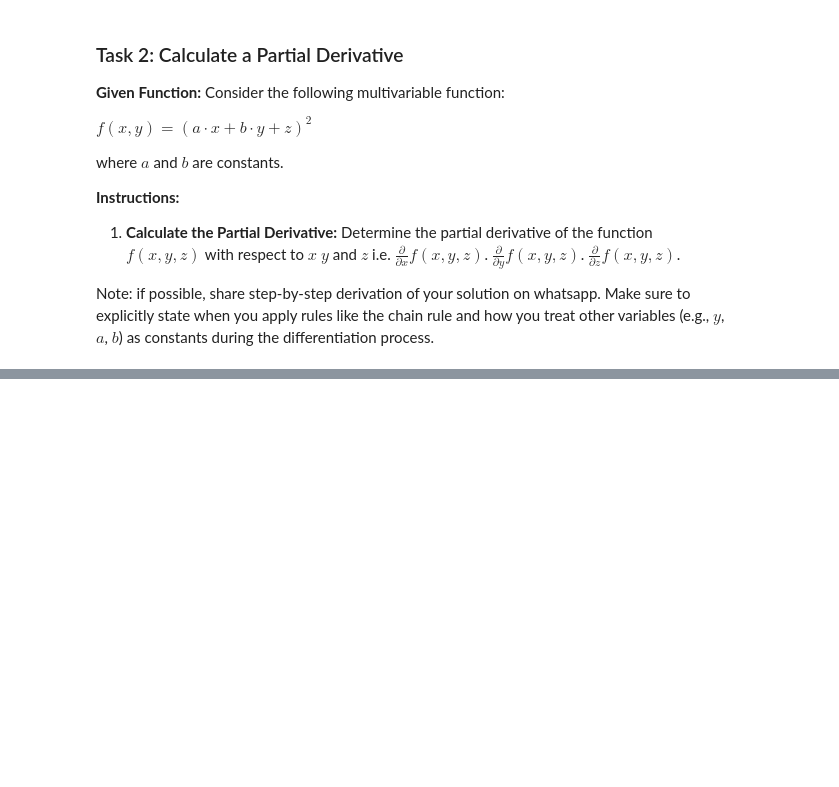
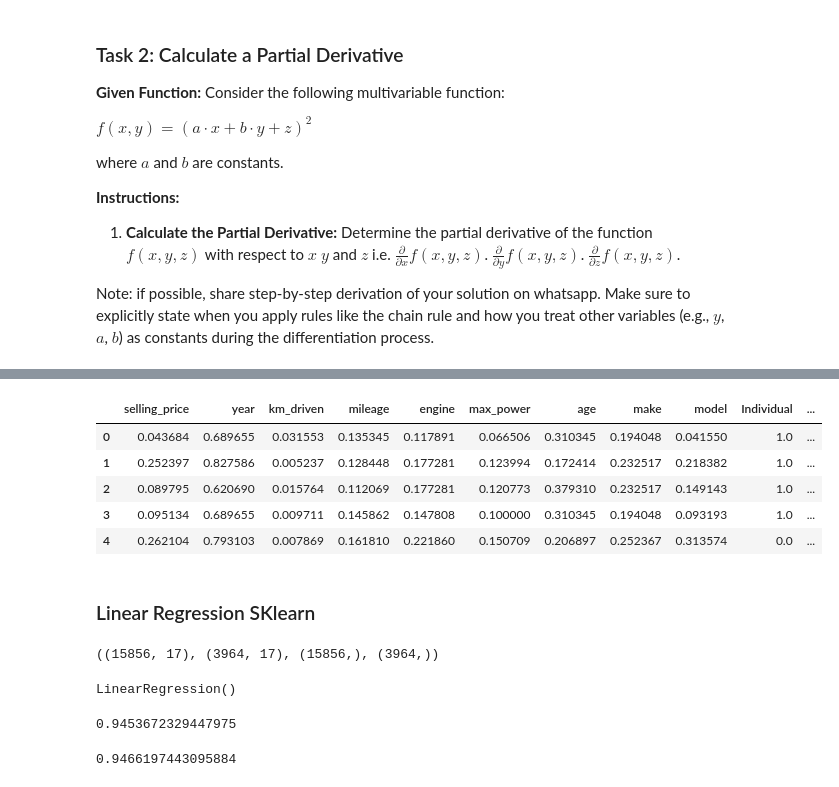
Before and after one commit to SachinScaler/May25_Intro_to_ML_NN, a Jupyter notebook: ML_Linear_Regression_2.ipynb, the cells around one changed output, grey strips where cells are left out. Cells and saved outputs as stored; diff of their text form; code cells hidden in the pictures; blank space fills up the shorter version.

```diff
--- a/ML_Linear_Regression_2.ipynb
+++ b/ML_Linear_Regression_2.ipynb
@@ -44,0 +58,46 @@ Note: if possible, share step-by-step derivation of your solution on whatsapp. M
+# %%
+from sklearn.preprocessing import MinMaxScaler, StandardScaler
+
+df['make'] = df.groupby('make')['selling_price'].transform('mean')
+df['model'] = df.groupby('model')['selling_price'].transform('mean')
+
+scaler = MinMaxScaler()
+df = pd.DataFrame(scaler.fit_transform(df), columns=df.columns)
+
+df.head() # x_odo - min_odo/ (max_odo - min-odo)
+# %% [output]
+|  | selling_price | year | km_driven | mileage | engine | max_power | age | make | model | Individual | ... |
+| 0 | 0.043684 | 0.689655 | 0.031553 | 0.135345 | 0.117891 | 0.066506 | 0.310345 | 0.194048 | 0.041550 | 1.0 | ... |
+| 1 | 0.252397 | 0.827586 | 0.005237 | 0.128448 | 0.177281 | 0.123994 | 0.172414 | 0.232517 | 0.218382 | 1.0 | ... |
+| 2 | 0.089795 | 0.620690 | 0.015764 | 0.112069 | 0.177281 | 0.120773 | 0.379310 | 0.232517 | 0.149143 | 1.0 | ... |
+| 3 | 0.095134 | 0.689655 | 0.009711 | 0.145862 | 0.147808 | 0.100000 | 0.310345 | 0.194048 | 0.093193 | 1.0 | ... |
+| 4 | 0.262104 | 0.793103 | 0.007869 | 0.161810 | 0.221860 | 0.150709 | 0.206897 | 0.252367 | 0.313574 | 0.0 | ... |
+# %% [markdown]
+### Linear Regression SKlearn
+# %%
+from sklearn.model_selection import train_test_split
+
+y = df['selling_price']
+
+X = df.drop(columns=['selling_price'])
+
+X_train, X_test, y_train, y_test = train_test_split(X, y, test_size=0.2, random_state=42)
+
+X_train.shape, X_test.shape, y_train.shape, y_test.shape
+# %% [output]
+((15856, 17), (3964, 17), (15856,), (3964,))
+# %%
+from sklearn.linear_model import LinearRegression
+
+model = LinearRegression()
+model.fit(X_train, y_train) # model training
+# %% [output]
+LinearRegression()
+# %%
+model.score(X_train, y_train) # r2_score
+# %% [output]
+0.9453672329447975
+# %%
+model.score(X_test, y_test) # r2_score
+# %% [output]
+0.9466197443095884
```
Also changed, not shown: parts of 16 cells of this notebook.
